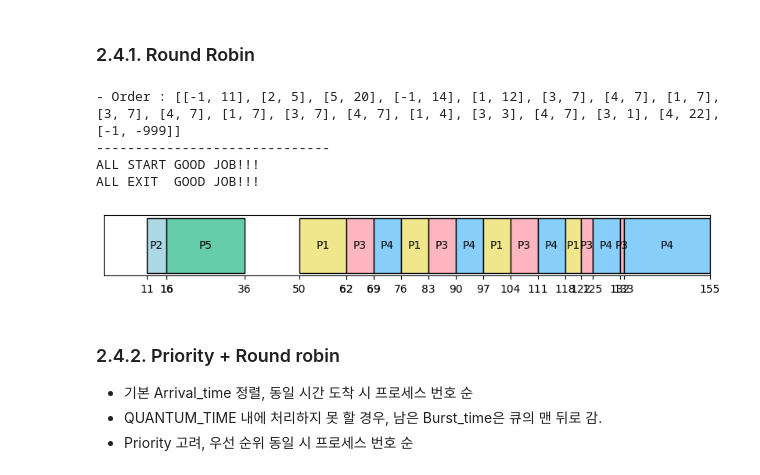
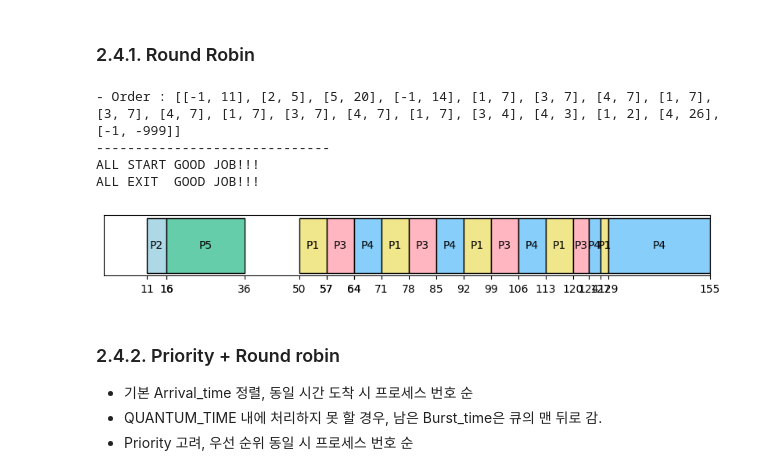
Before and after one commit to jiho264/2023os, a Jupyter notebook: homework01/homework01 copy.ipynb, the cells around one changed output. Drawn from its saved outputs; the diff is of its cells as text; code cells hidden in the pictures.

```diff
--- a/homework01/homework01 copy.ipynb
+++ b/homework01/homework01 copy.ipynb
@@ -638,6 +638,7 @@ def RR(_list, _Displaying=True, _usr_quantum_time=_DEFAULT_QUANTUM_TIME_):
     _queue = []
     #########################
     _how_many_add_this_jop = 0
+    _i_do_one_cycle = False
     # arrival_time 고려해야하니 timer 작동
     for _now_time in range(_MAX_TIME_LENGTH_):
 
@@ -671,37 +672,45 @@ def RR(_list, _Displaying=True, _usr_quantum_time=_DEFAULT_QUANTUM_TIME_):
                     # 다음 퀀텀타임 이내에
                     if (_now_time <= _original_process['Arrival_time'] and _original_process['Arrival_time'] < _now_time + _QUANTUM_TIME_):
                         # 나보다 높거나 겹치는 프로세스 있으면
-                        # if (_queue[0]['Priority'] > _original_process['Priority']):
+                        if (_queue[0]['Priority'] > _original_process['Priority']):
                             # 그 차이만큼으로 바꿔버리고, 그 전에 끝내기
-                        _how_many_add_this_jop = (_original_process['Arrival_time'] - _now_time)
+                            _how_many_add_this_jop = (_original_process['Arrival_time'] - _now_time)
+                        elif (_queue[0]['Priority'] >= _original_process['Priority']):
+                            if (_i_do_one_cycle == True):
+                                _how_many_add_this_jop = _QUANTUM_TIME_
+                                _queue.append(_queue.pop(0))
+                                _i_do_one_cycle == False
+
 
                 if (_how_many_add_this_jop == 0):
                     _how_many_add_this_jop = _QUANTUM_TIME_
 
                 # 만약 들어오는 놈이 하나도 없다면? 퀀텀타임만큼 추가 가능
 
                 _order.append([_queue[0]['Num'], 1])
                 _queue[0]['Burst_time'] -= 1
                 _how_many_add_this_jop -= 1
                 if (_how_many_add_this_jop == 0):
                     _queue.append(_queue.pop(0))
+                    _i_do_one_cycle == True
             # print(_now_time, _how_many_add_this_jop, _queue)
         # print(_now_time, _queue)
 
     _order = order_zip(_order)
     if (_Displaying == True):
         draw(_order, _Displaying)
     return _order
 
 
 _list = copy.deepcopy(_DATA_)
 _tmp = RR(_list, True, 7)
+# 어느 프로세스 진행 중에, 동일 우선순위 프로세스 진입 시 선점함.
 # %% [output]
-- Order : [[-1, 11], [2, 5], [5, 20], [-1, 14], [1, 12], [3, 7], [4, 7], [1, 7], [3, 7], [4, 7], [1, 7], [3, 7], [4, 7], [1, 4], [3, 3], [4, 7], [3, 1], [4, 22], [-1, -999]]
+- Order : [[-1, 11], [2, 5], [5, 20], [-1, 14], [1, 7], [3, 7], [4, 7], [1, 7], [3, 7], [4, 7], [1, 7], [3, 7], [4, 7], [1, 7], [3, 4], [4, 3], [1, 2], [4, 26], [-1, -999]]
 ------------------------------
 ALL START GOOD JOB!!!
 ALL EXIT  GOOD JOB!!!
-[figure, old version]
+[figure, new version]
 # %% [markdown]
 ### 2.4.2. Priority + Round robin
 - 기본 Arrival_time 정렬, 동일 시간 도착 시 프로세스 번호 순
```
Also changed, not shown: parts of 2 cells of this notebook.
